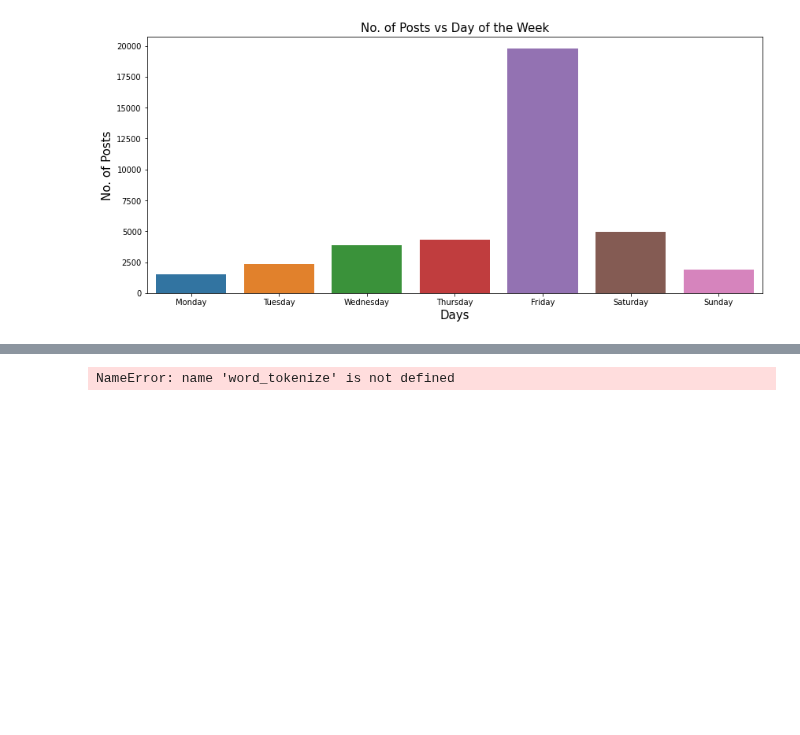
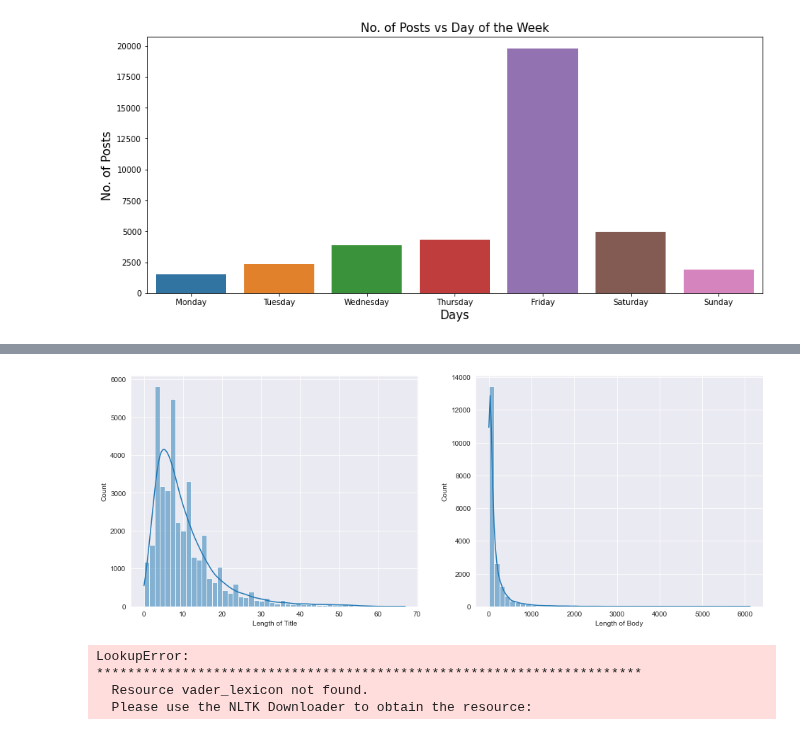
Before and after one commit to JeremiahKamama/Spacy-Analysis, a Jupyter notebook: notebooks/exploration.ipynb, the cells around one changed output, grey strips where cells are left out. Drawn from its saved outputs; the diff is of its cells as text; code cells hidden in the pictures; blank space fills up the shorter version.

```diff
--- a/notebooks/exploration.ipynb
+++ b/notebooks/exploration.ipynb
@@ -4,0 +1,19 @@ import pandas as pd
+# %%
+import matplotlib.pyplot as plt
+import seaborn as sns
+import pandas as pd
+import re
+
+sns.set_style('darkgrid')
+cmap = sns.cm.mako_r
+
+%matplotlib inline
+
+
+
+from nltk import word_tokenize, corpus
+from nltk.stem import PorterStemmer
+from wordcloud import WordCloud, STOPWORDS
+from nltk.sentiment import SentimentIntensityAnalyzer
+
+english_words = set(corpus.words.words())
@@ -72,8 +91,8 @@ plt.show()
 # %% [output]
 [figure]
 # %%
-wsb_title = wsb_title['title'].dropna()
-wsb_body = wsb_body['body'].dropna()
+wsb_title = wsb['title'].dropna()
+wsb_body = wsb['body'].dropna()
 
 
 def clean_text_date(text):
@@ -105,14 +129,14 @@ KeyError: 'title'
 # %%
 title_length = [len(word_tokenize(text)) for text in wsb_title]
 body_length = [len(word_tokenize(text)) for text in wsb_body]
 
-fig, (axis1,axis2) = pl.subplots(1,2, figsize=(16,6))
-sns.histplot(title_length,bins=50,kde=True,ax= axis1)
-sns.histplot(body_length,bins=50,kde=True,ax= axis2)
+fig, (axis1, axis2) = plt.subplots(1,2, figsize=(16,6))
+sns.histplot(title_length, bins=50, kde=True, ax= axis1)
+sns.histplot(body_length, bins=50, kde=True, ax= axis2)
 
 axis1.set_xlabel("Length of Title")
 axis2.set_xlabel("Length of Body")
 
 plt.show()
 # %% [output]
-NameError: name 'word_tokenize' is not defined
+[figure, added]
@@ -118,0 +162,22 @@ NameError: name 'word_tokenize' is not defined
+# %%
+sia = SentimentIntensityAnalyzer()
+
+def get_sentiment(sia, text):
+    if sia.polarity_scores(text)["compound"] > 0:
+        return "Positive"
+    elif sia.polarity_scores(text)["compound"] < 0:
+        return "Negative"
+    else:
+        return "Neutral"
+
+
+wsb_title_df = wsb_title.to_frame(name='Title')
+wsb_title_df['Sentiment'] = wsb_title_df['Title'].apply(lambda x : get_sentiment(sia, x))
+
+wsb_body_df = wsb_body.to_frame(name='Body')
+wsb_body_df['Sentiment'] = wsb_body_df['Body'].apply(lambda x : get_sentiment(sia, x))
+# %% [output]
+LookupError:
+**********************************************************************
+  Resource vader_lexicon not found.
+  Please use the NLTK Downloader to obtain the resource:
```
Also changed, not shown: parts of 5 cells of this notebook.
